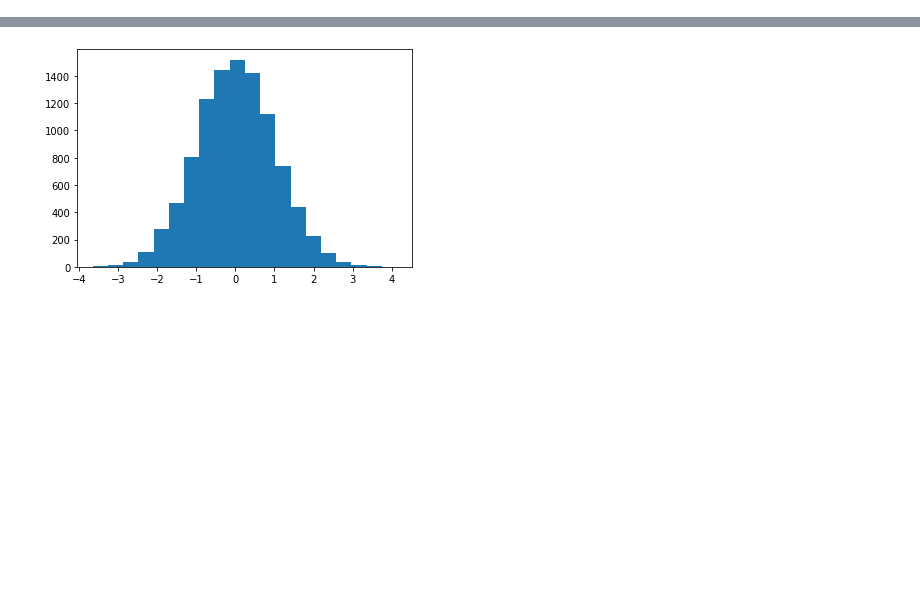
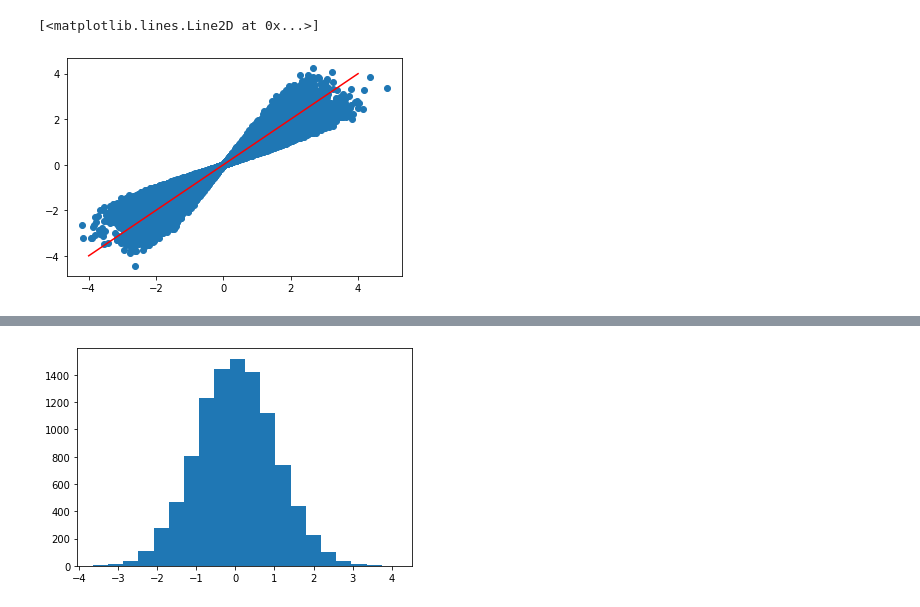
Before and after one commit to phillipmurray/DL_integrated_variance, a Jupyter notebook: notebooks/Untitled.ipynb, the cells around one changed output, grey strips where cells are left out. Cells and saved outputs as stored; diff of their text form; code cells hidden in the pictures; blank space fills up the shorter version.

```diff
--- a/notebooks/Untitled.ipynb
+++ b/notebooks/Untitled.ipynb
@@ -42,0 +40,6 @@ plt.show()
+# %%
+plt.scatter((x[:,-1] - x[:,0])/np.sqrt(iv), X.get_norm_increments())
+plt.plot(np.linspace(-4,4,50),np.linspace(-4,4,50), color='red')
+# %% [output]
+[<matplotlib.lines.Line2D at 0x...>]
+[figure, added]
```
Also changed, not shown: parts of 19 cells of this notebook, 3 other files.
